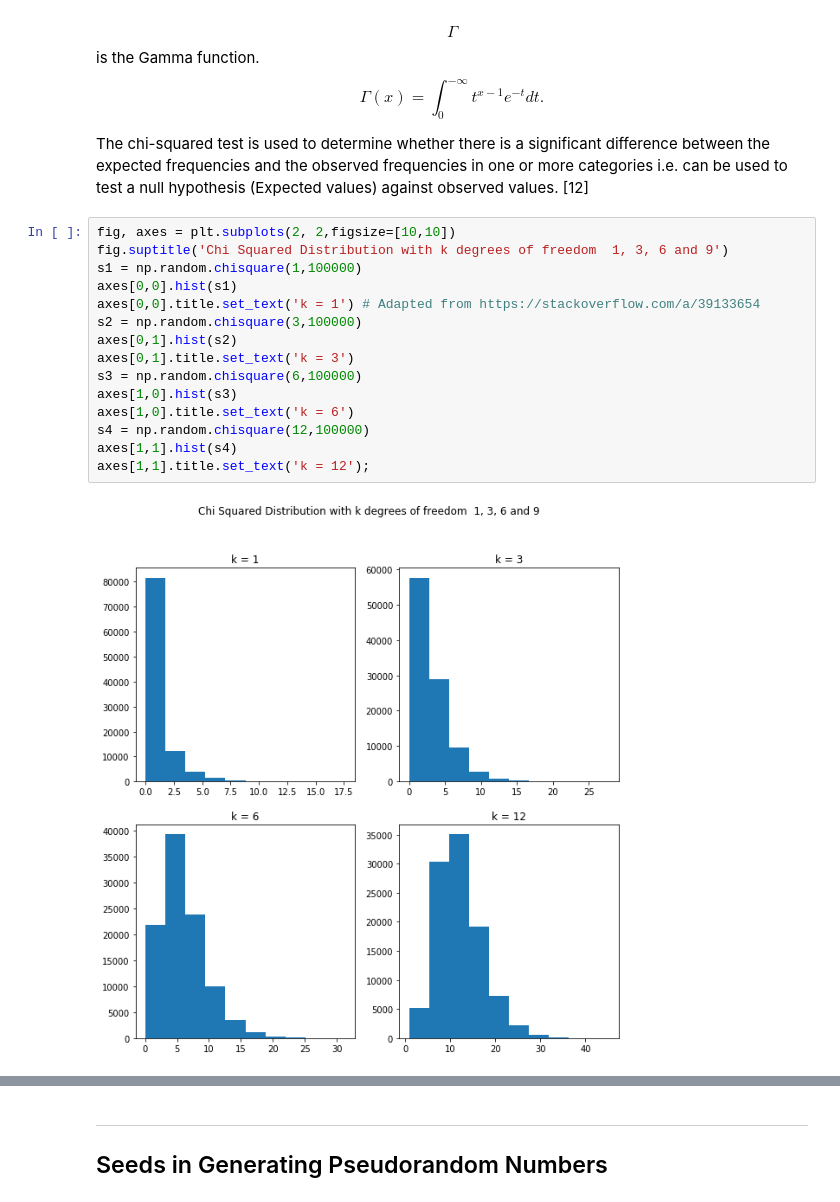
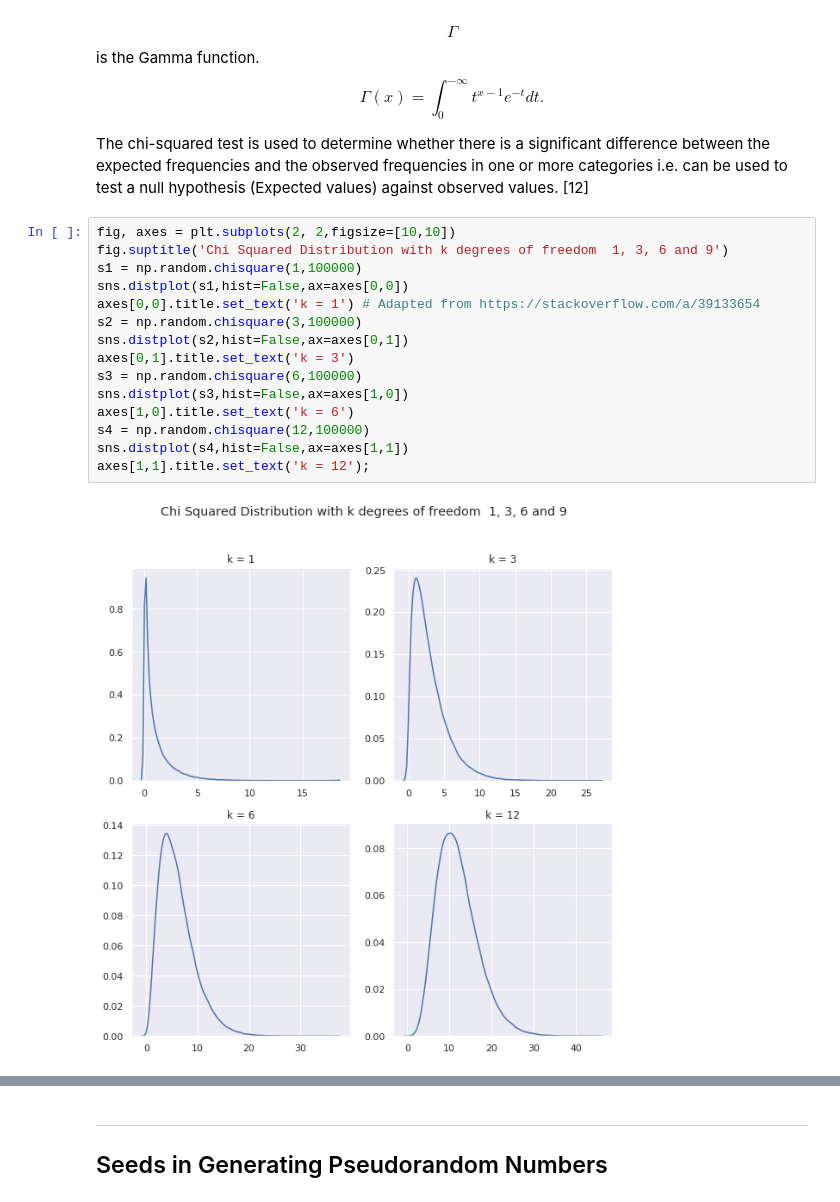
Before and after one commit to AdrianDonohoe/numpy.random, a Jupyter notebook: numpy-random.ipynb, the cells around one changed output, grey strips where cells are left out. Saved outputs shown, nothing was run; the diff lists cells and outputs as text.

Commit message:
changed some plots to seaborn

```diff
--- a/numpy-random.ipynb
+++ b/numpy-random.ipynb
@@ -430,20 +430,20 @@ The chi-squared test is used to determine whether there is a significant differe
 # %%
 fig, axes = plt.subplots(2, 2,figsize=[10,10])
 fig.suptitle('Chi Squared Distribution with k degrees of freedom  1, 3, 6 and 9')
 s1 = np.random.chisquare(1,100000)
-axes[0,0].hist(s1)
+sns.distplot(s1,hist=False,ax=axes[0,0])
 axes[0,0].title.set_text('k = 1') # Adapted from https://stackoverflow.com/a/39133654
 s2 = np.random.chisquare(3,100000)
-axes[0,1].hist(s2)
+sns.distplot(s2,hist=False,ax=axes[0,1])
 axes[0,1].title.set_text('k = 3')
 s3 = np.random.chisquare(6,100000)
-axes[1,0].hist(s3)
+sns.distplot(s3,hist=False,ax=axes[1,0])
 axes[1,0].title.set_text('k = 6')
 s4 = np.random.chisquare(12,100000)
-axes[1,1].hist(s4)
+sns.distplot(s4,hist=False,ax=axes[1,1])
 axes[1,1].title.set_text('k = 12');
 # %% [output]
-[figure, old version]
+[figure, new version]
 # %% [markdown]
 ***
 ### numpy.random.f Function
```
Also changed, not shown: parts of 6 cells of this notebook.
